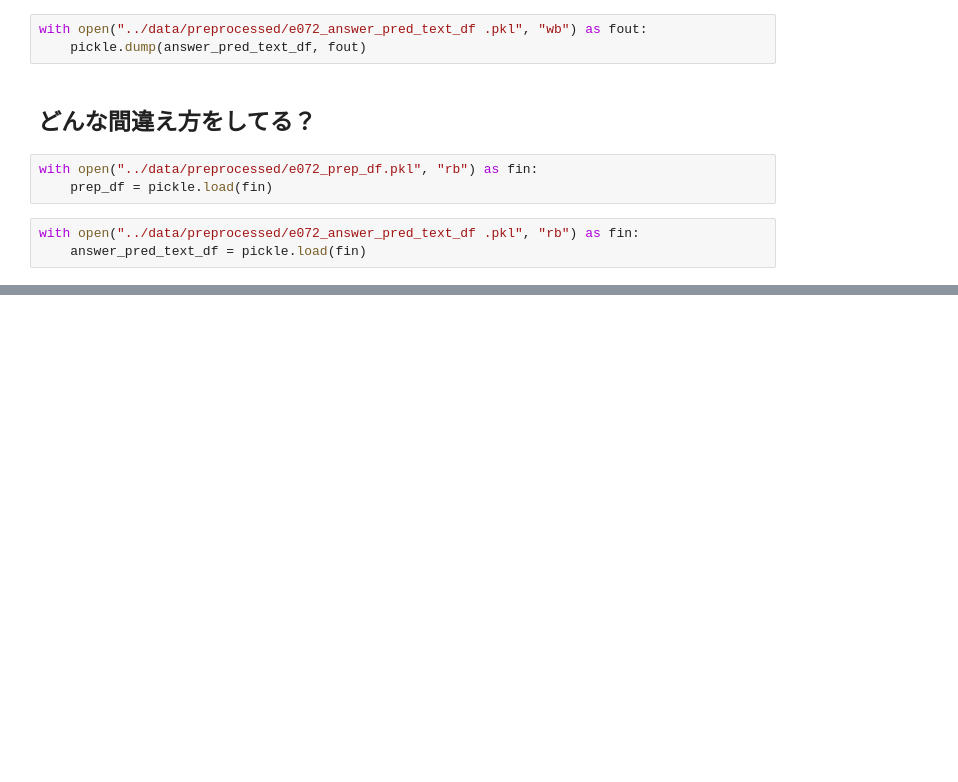
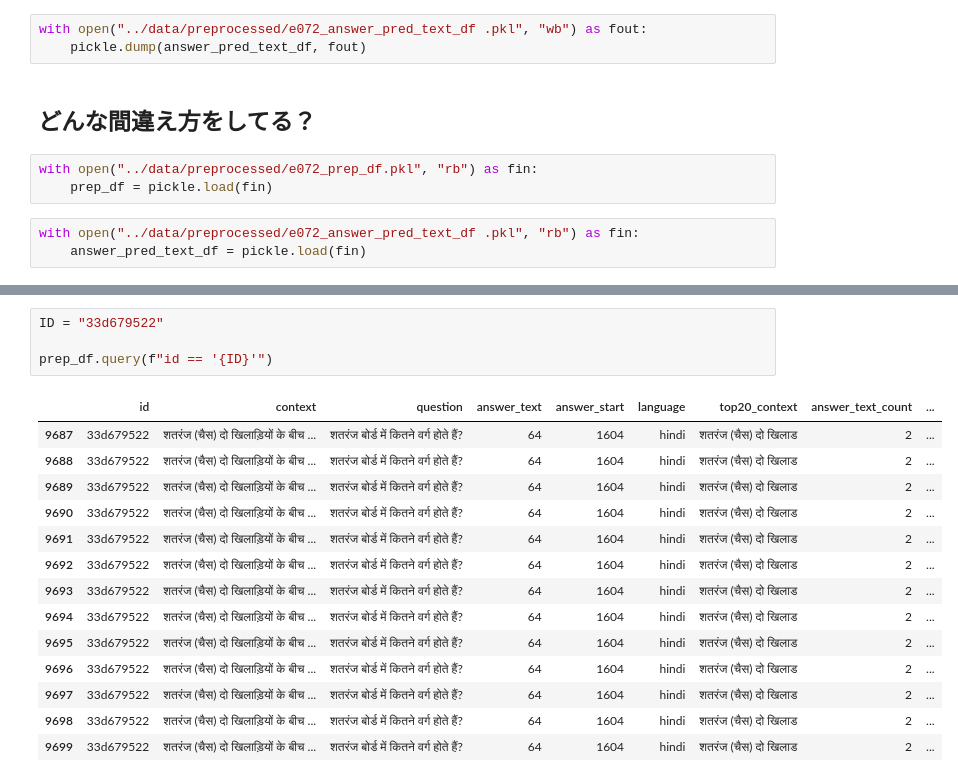
Before and after one commit to guchio3/kaggle-chaii-2021, a Jupyter notebook: notebooks/error analysis e072.ipynb, the cells around one changed output, grey strips where cells are left out. Cells and saved outputs as stored; diff of their text form; blank space fills up the shorter version.

```diff
--- a/notebooks/error analysis e072.ipynb
+++ b/notebooks/error analysis e072.ipynb
@@ -454,0 +596,19 @@ origin_answer_pred_text_df.query("language == 'tamil'").sort_values("jaccard").h
+# %%
+ID = "33d679522"
+
+prep_df.query(f"id == '{ID}'")
+# %% [output]
+|  | id | context | question | answer_text | answer_start | language | top20_context | answer_text_count | ... |
+| 9687 | 33d679522 | शतरंज (चैस) दो खिलाड़ियों के बीच ... | शतरंज बोर्ड में कितने वर्ग होते हैं? | 64 | 1604 | hindi | शतरंज (चैस) दो खिलाड | 2 | ... |
+| 9688 | 33d679522 | शतरंज (चैस) दो खिलाड़ियों के बीच ... | शतरंज बोर्ड में कितने वर्ग होते हैं? | 64 | 1604 | hindi | शतरंज (चैस) दो खिलाड | 2 | ... |
+| 9689 | 33d679522 | शतरंज (चैस) दो खिलाड़ियों के बीच ... | शतरंज बोर्ड में कितने वर्ग होते हैं? | 64 | 1604 | hindi | शतरंज (चैस) दो खिलाड | 2 | ... |
+| 9690 | 33d679522 | शतरंज (चैस) दो खिलाड़ियों के बीच ... | शतरंज बोर्ड में कितने वर्ग होते हैं? | 64 | 1604 | hindi | शतरंज (चैस) दो खिलाड | 2 | ... |
+| 9691 | 33d679522 | शतरंज (चैस) दो खिलाड़ियों के बीच ... | शतरंज बोर्ड में कितने वर्ग होते हैं? | 64 | 1604 | hindi | शतरंज (चैस) दो खिलाड | 2 | ... |
+| 9692 | 33d679522 | शतरंज (चैस) दो खिलाड़ियों के बीच ... | शतरंज बोर्ड में कितने वर्ग होते हैं? | 64 | 1604 | hindi | शतरंज (चैस) दो खिलाड | 2 | ... |
+| 9693 | 33d679522 | शतरंज (चैस) दो खिलाड़ियों के बीच ... | शतरंज बोर्ड में कितने वर्ग होते हैं? | 64 | 1604 | hindi | शतरंज (चैस) दो खिलाड | 2 | ... |
+| 9694 | 33d679522 | शतरंज (चैस) दो खिलाड़ियों के बीच ... | शतरंज बोर्ड में कितने वर्ग होते हैं? | 64 | 1604 | hindi | शतरंज (चैस) दो खिलाड | 2 | ... |
+| 9695 | 33d679522 | शतरंज (चैस) दो खिलाड़ियों के बीच ... | शतरंज बोर्ड में कितने वर्ग होते हैं? | 64 | 1604 | hindi | शतरंज (चैस) दो खिलाड | 2 | ... |
+| 9696 | 33d679522 | शतरंज (चैस) दो खिलाड़ियों के बीच ... | शतरंज बोर्ड में कितने वर्ग होते हैं? | 64 | 1604 | hindi | शतरंज (चैस) दो खिलाड | 2 | ... |
+| 9697 | 33d679522 | शतरंज (चैस) दो खिलाड़ियों के बीच ... | शतरंज बोर्ड में कितने वर्ग होते हैं? | 64 | 1604 | hindi | शतरंज (चैस) दो खिलाड | 2 | ... |
+| 9698 | 33d679522 | शतरंज (चैस) दो खिलाड़ियों के बीच ... | शतरंज बोर्ड में कितने वर्ग होते हैं? | 64 | 1604 | hindi | शतरंज (चैस) दो खिलाड | 2 | ... |
+| 9699 | 33d679522 | शतरंज (चैस) दो खिलाड़ियों के बीच ... | शतरंज बोर्ड में कितने वर्ग होते हैं? | 64 | 1604 | hindi | शतरंज (चैस) दो खिलाड | 2 | ... |
```
Also changed, not shown: parts of 9 cells of this notebook, 1 other file.
